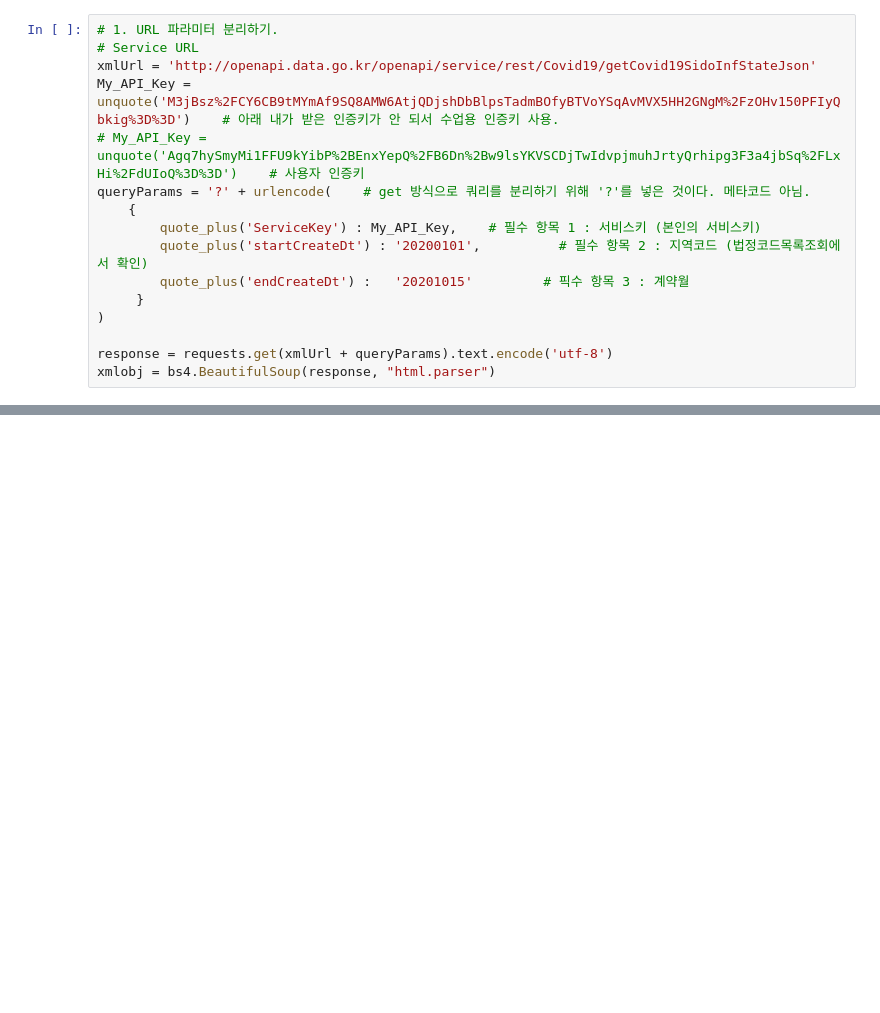
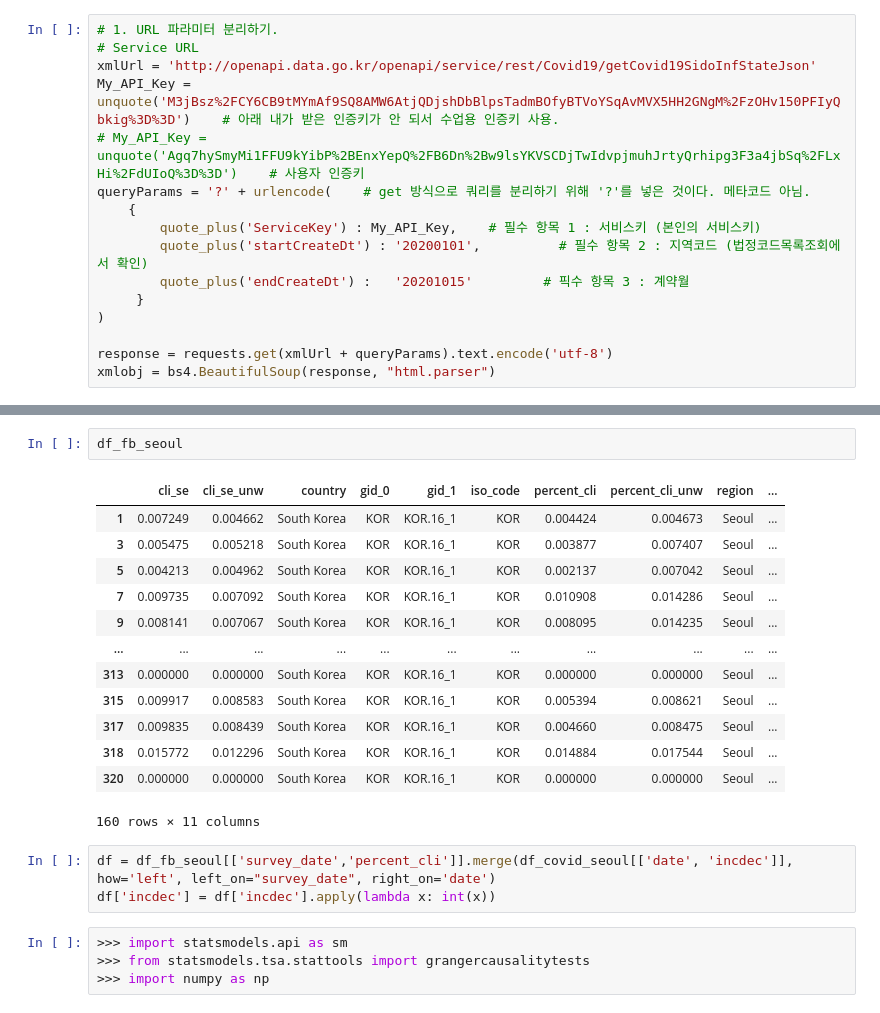
Before and after one commit to anarinsk/test-covid19_survey, a Jupyter notebook: get-data-from-api.ipynb, the cells around one changed output, grey strips where cells are left out. Drawn from its saved outputs; the diff is of its cells as text; blank space fills up the shorter version.

```diff
--- a/get-data-from-api.ipynb
+++ b/get-data-from-api.ipynb
@@ -177,0 +200,23 @@ result.head()
+# %%
+df_fb_seoul
+# %% [output]
+|  | cli_se | cli_se_unw | country | gid_0 | gid_1 | iso_code | percent_cli | percent_cli_unw | region | ... |
+| 1 | 0.007249 | 0.004662 | South Korea | KOR | KOR.16_1 | KOR | 0.004424 | 0.004673 | Seoul | ... |
+| 3 | 0.005475 | 0.005218 | South Korea | KOR | KOR.16_1 | KOR | 0.003877 | 0.007407 | Seoul | ... |
+| 5 | 0.004213 | 0.004962 | South Korea | KOR | KOR.16_1 | KOR | 0.002137 | 0.007042 | Seoul | ... |
+| 7 | 0.009735 | 0.007092 | South Korea | KOR | KOR.16_1 | KOR | 0.010908 | 0.014286 | Seoul | ... |
+| 9 | 0.008141 | 0.007067 | South Korea | KOR | KOR.16_1 | KOR | 0.008095 | 0.014235 | Seoul | ... |
+| ... | ... | ... | ... | ... | ... | ... | ... | ... | ... | ... |
+| 313 | 0.000000 | 0.000000 | South Korea | KOR | KOR.16_1 | KOR | 0.000000 | 0.000000 | Seoul | ... |
+| 315 | 0.009917 | 0.008583 | South Korea | KOR | KOR.16_1 | KOR | 0.005394 | 0.008621 | Seoul | ... |
+| 317 | 0.009835 | 0.008439 | South Korea | KOR | KOR.16_1 | KOR | 0.004660 | 0.008475 | Seoul | ... |
+| 318 | 0.015772 | 0.012296 | South Korea | KOR | KOR.16_1 | KOR | 0.014884 | 0.017544 | Seoul | ... |
+| 320 | 0.000000 | 0.000000 | South Korea | KOR | KOR.16_1 | KOR | 0.000000 | 0.000000 | Seoul | ... |
+160 rows × 11 columns
+# %%
+df = df_fb_seoul[['survey_date','percent_cli']].merge(df_covid_seoul[['date', 'incdec']], how='left', left_on="survey_date", right_on='date')
+df['incdec'] = df['incdec'].apply(lambda x: int(x))
+# %%
+>>> import statsmodels.api as sm
+>>> from statsmodels.tsa.stattools import grangercausalitytests
+>>> import numpy as np
```
Also changed, not shown: parts of 9 cells of this notebook.
